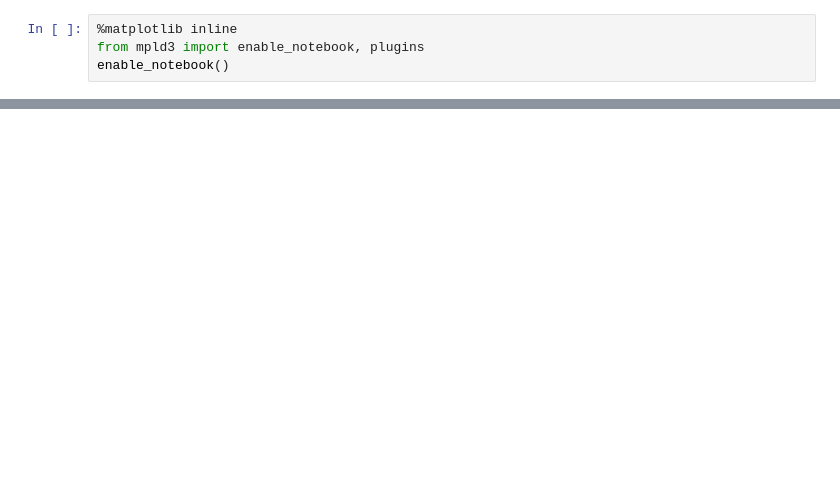
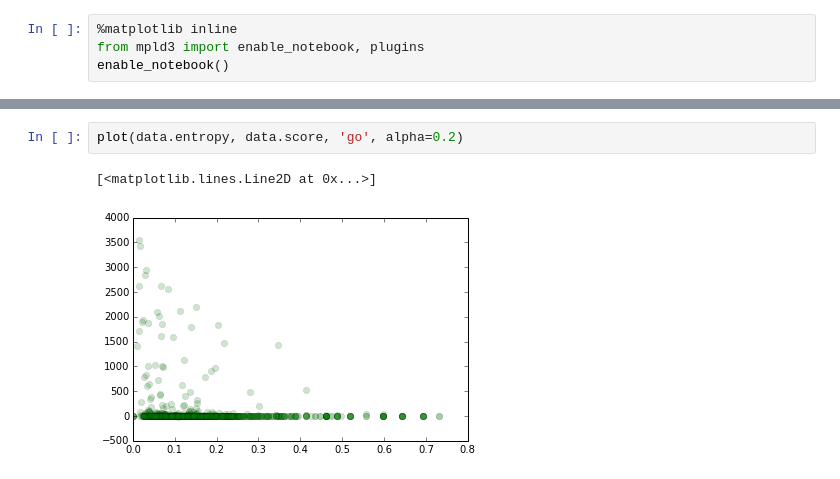
Before and after one commit to nlu-comment-ranker/code, a Jupyter notebook: Feature Extraction - Demo.ipynb, the cells around one changed output, grey strips where cells are left out. Drawn from its saved outputs; the diff is of its cells as text; blank space fills up the shorter version.

```diff
--- a/Feature Extraction - Demo.ipynb
+++ b/Feature Extraction - Demo.ipynb
@@ -79,0 +113,5 @@ ylabel("Word Count")
+# %%
+plot(data.entropy, data.score, 'go', alpha=0.2)
+# %% [output]
+[<matplotlib.lines.Line2D at 0x...>]
+[figure, added]
```
Also changed, not shown: parts of 11 cells of this notebook.
